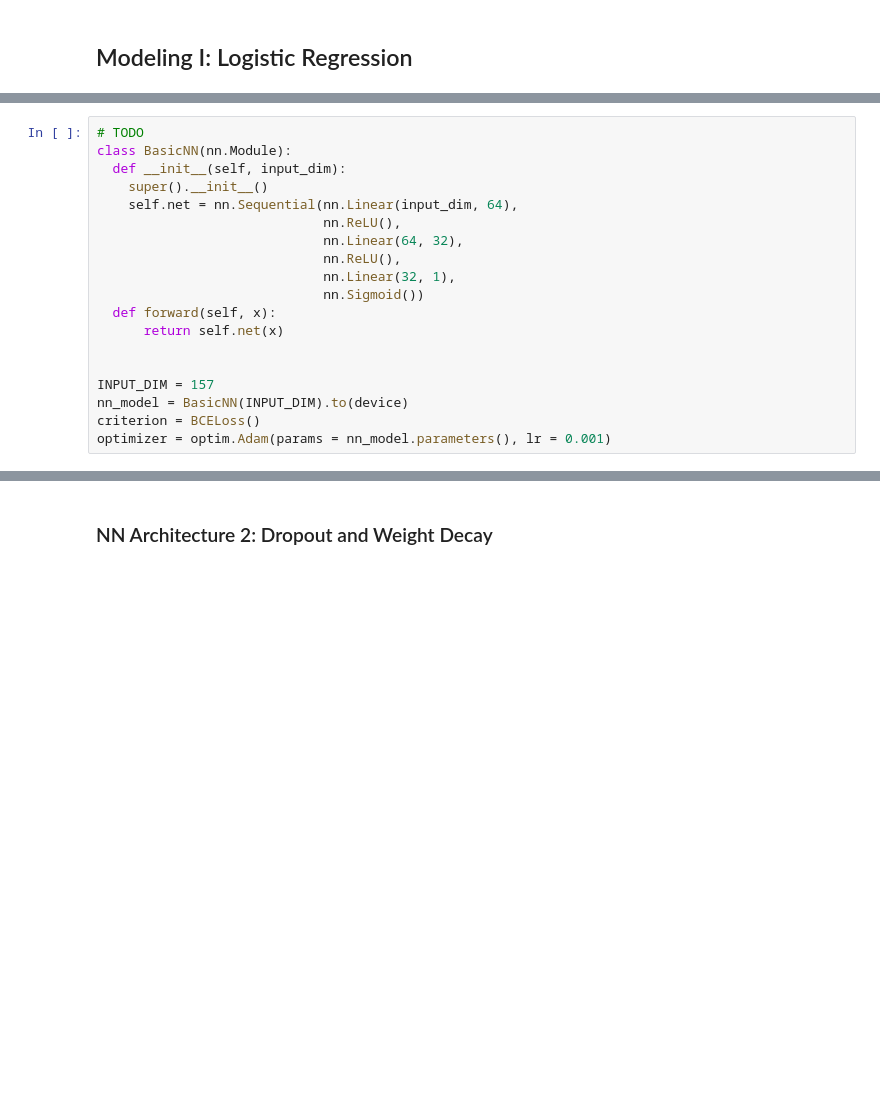
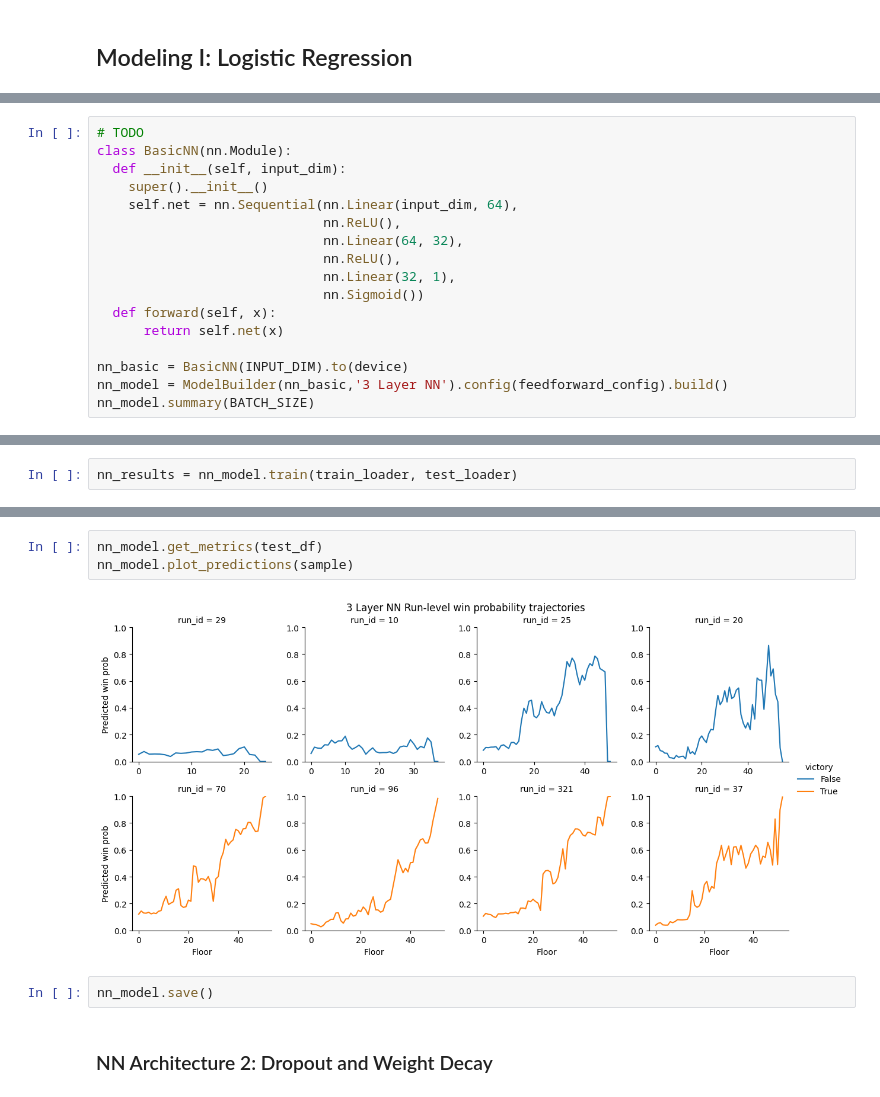
Before and after one commit to JoeyRussoniello/sts-win-prediction, a Jupyter notebook: notebooks/4 - Modeling.ipynb, the cells around one changed output, grey strips where cells are left out. Saved outputs shown, nothing was run; the diff lists cells and outputs as text; blank space fills up the shorter version.

Commit message:
Updated Builder Pipeline

```diff
--- a/notebooks/4 - Modeling.ipynb
+++ b/notebooks/4 - Modeling.ipynb
@@ -488,8 +800,6 @@ class BasicNN(nn.Module):
   def forward(self, x):
       return self.net(x)
 
-
-INPUT_DIM = 157
-nn_model = BasicNN(INPUT_DIM).to(device)
-criterion = BCELoss()
-optimizer = optim.Adam(params = nn_model.parameters(), lr = 0.001)
+nn_basic = BasicNN(INPUT_DIM).to(device)
+nn_model = ModelBuilder(nn_basic,'3 Layer NN').config(feedforward_config).build()
+nn_model.summary(BATCH_SIZE)
@@ -552,0 +826,2 @@ plot_predictions(nn_predictions, model_name = 'Basic Neural Network')
+# %%
+nn_results = nn_model.train(train_loader, test_loader)
@@ -553,3 +846,10 @@ plot_predictions(nn_predictions, model_name = 'Basic Neural Network')
+# %%
+nn_model.get_metrics(test_df)
+nn_model.plot_predictions(sample)
+# %% [output]
+[figure, added]
+# %%
+nn_model.save()
 # %% [markdown]
 ### NN Architecture 2: Dropout and Weight Decay
 # %% [markdown]
```
Also changed, not shown: parts of 107 cells of this notebook.
